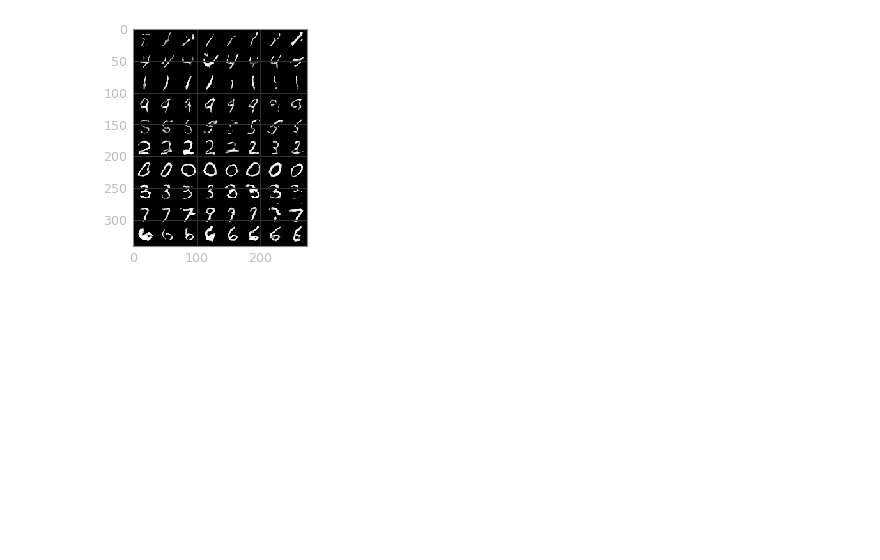
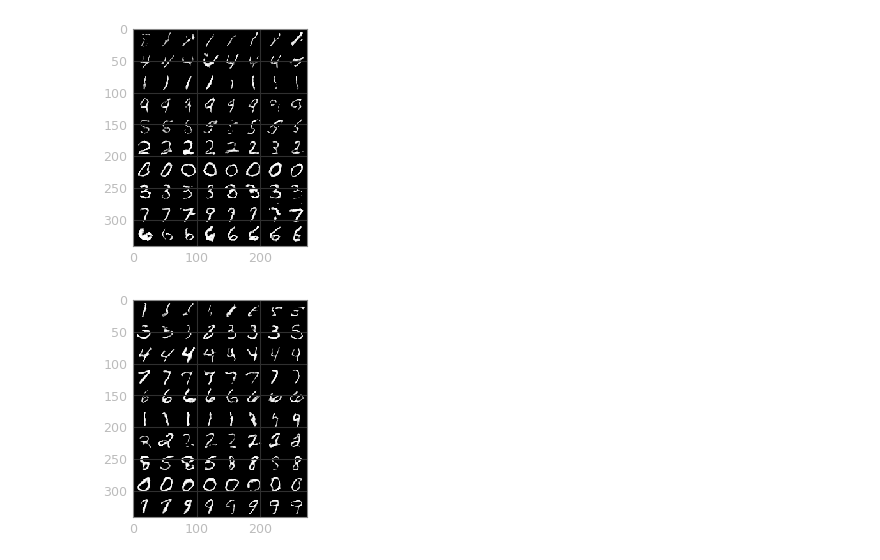
Before and after one commit to xtwxfxk/left5, a Jupyter notebook: pytorch/x_cnn_info_gan_2.ipynb, the cells around one changed output. Cells and saved outputs as stored; diff of their text form; code cells hidden in the pictures; blank space fills up the shorter version.

```diff
--- a/pytorch/x_cnn_info_gan_2.ipynb
+++ b/pytorch/x_cnn_info_gan_2.ipynb
@@ -291,3 +307,17 @@ plt.imshow(Image.fromarray(make_grid(images).mul(255).clamp(0, 255).byte().permu
 plt.show()
 # %% [output]
 [figure]
+# %%
+l = to_categorical(np.repeat(np.arange(10), 8), num_columns=10)
+z = torch.randn(l.size(0), z_dimension).to(device)
+
+code_x = np.repeat(np.linspace(-1, 1, 10), 8)
+code_y = np.repeat(np.linspace(-1, 1, 10).reshape(1, 10), 8, axis=0).reshape(-1)
+code = torch.from_numpy(np.column_stack([code_x, code_y])).float().cuda()
+
+images = G(z, l, code)
+# save_image(images, 'xx.png')
+plt.imshow(Image.fromarray(make_grid(images).mul(255).clamp(0, 255).byte().permute(1, 2, 0).cpu().numpy()))
+plt.show()
+# %% [output]
+[figure, added]
```
Also changed, not shown: parts of 3 cells of this notebook, 7 other files.
